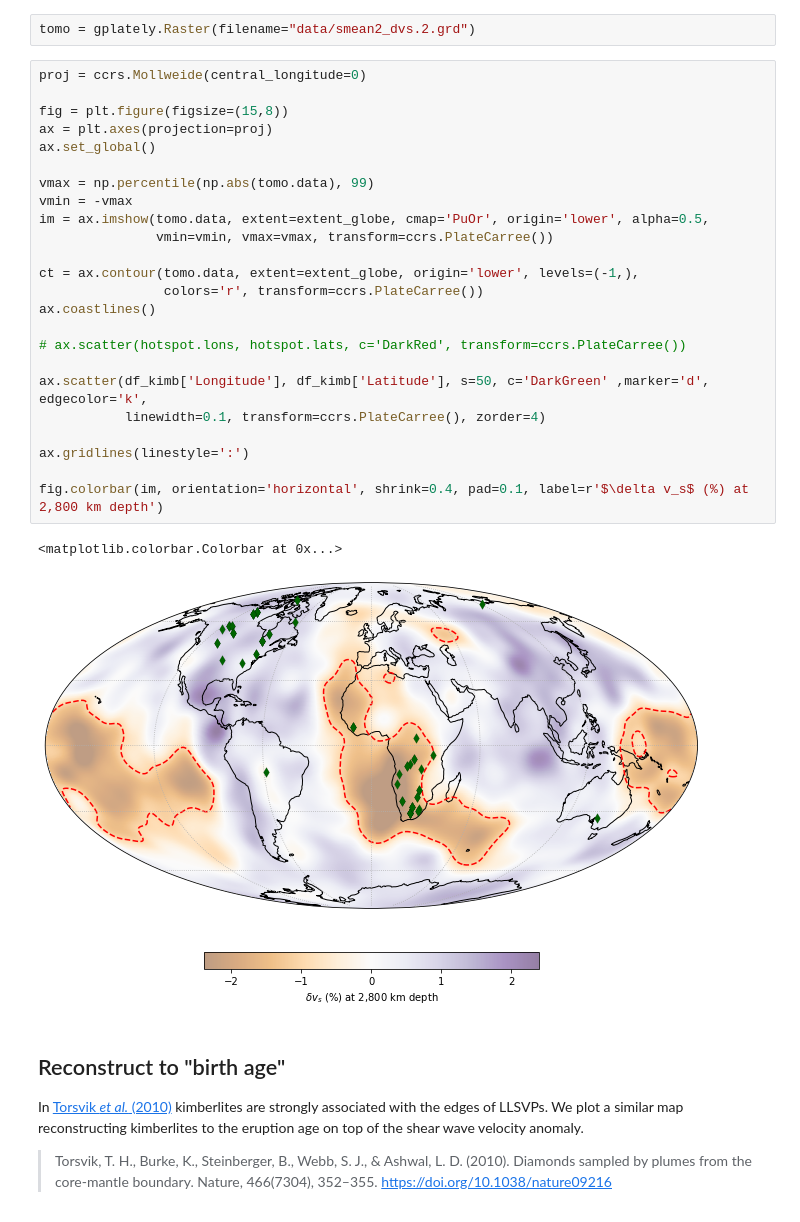
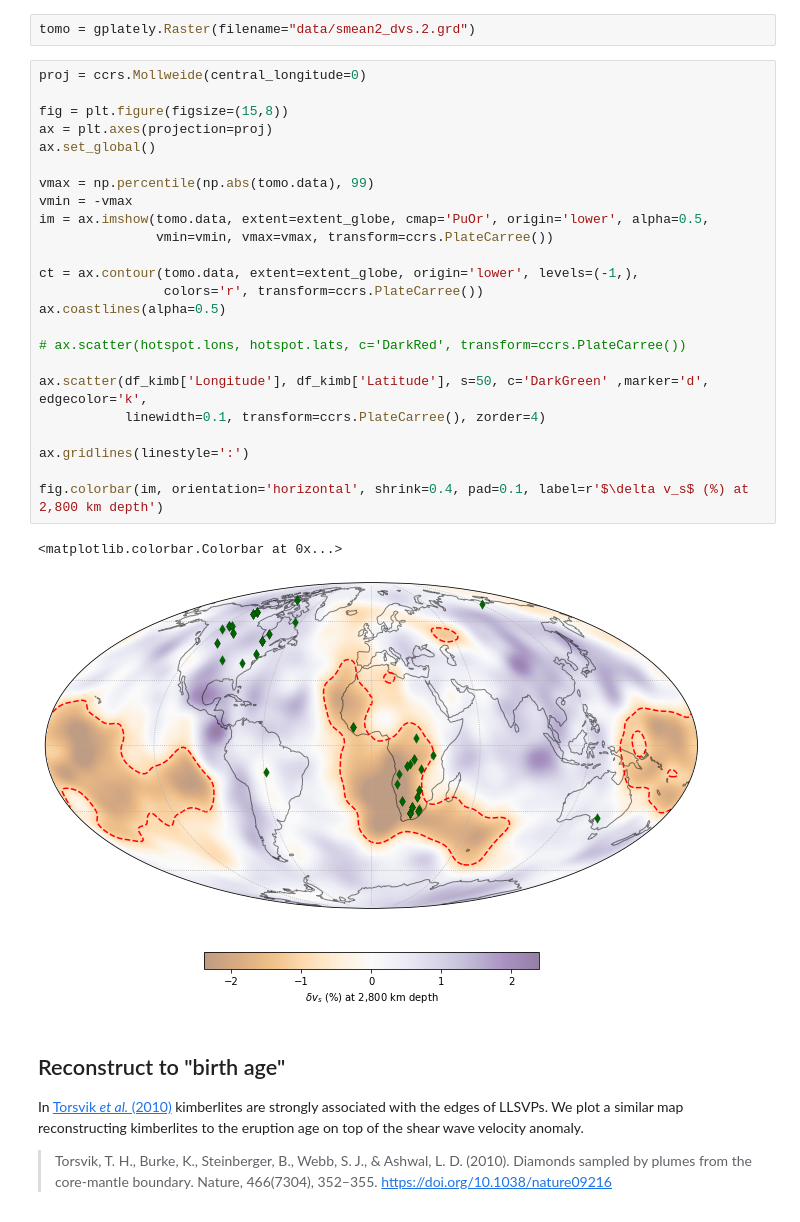
Before and after one commit to brmather/Slab-Dip, a Jupyter notebook: Notebooks/K02-Reconstruct-Kimberlites.ipynb, the cells around one changed output. Drawn from its saved outputs; the diff is of its cells as text.

```diff
--- a/Notebooks/K02-Reconstruct-Kimberlites.ipynb
+++ b/Notebooks/K02-Reconstruct-Kimberlites.ipynb
@@ -52,30 +52,30 @@ tomo = gplately.Raster(filename="data/smean2_dvs.2.grd")
 # %%
 proj = ccrs.Mollweide(central_longitude=0)
 
 fig = plt.figure(figsize=(15,8))
 ax = plt.axes(projection=proj)
 ax.set_global()
 
 vmax = np.percentile(np.abs(tomo.data), 99)
 vmin = -vmax
 im = ax.imshow(tomo.data, extent=extent_globe, cmap='PuOr', origin='lower', alpha=0.5,
                vmin=vmin, vmax=vmax, transform=ccrs.PlateCarree())
 
 ct = ax.contour(tomo.data, extent=extent_globe, origin='lower', levels=(-1,),
                 colors='r', transform=ccrs.PlateCarree())
-ax.coastlines()
+ax.coastlines(alpha=0.5)
 
 # ax.scatter(hotspot.lons, hotspot.lats, c='DarkRed', transform=ccrs.PlateCarree())
 
 ax.scatter(df_kimb['Longitude'], df_kimb['Latitude'], s=50, c='DarkGreen' ,marker='d', edgecolor='k',
            linewidth=0.1, transform=ccrs.PlateCarree(), zorder=4)
 
 ax.gridlines(linestyle=':')
 
 fig.colorbar(im, orientation='horizontal', shrink=0.4, pad=0.1, label=r'$\delta v_s$ (%) at 2,800 km depth')
 # %% [output]
 <matplotlib.colorbar.Colorbar at 0x...>
-[figure, old version]
+[figure, new version]
 # %% [markdown]
 ## Reconstruct to "birth age"
 
```
Also changed, not shown: parts of 4 cells of this notebook, 9 other files.
